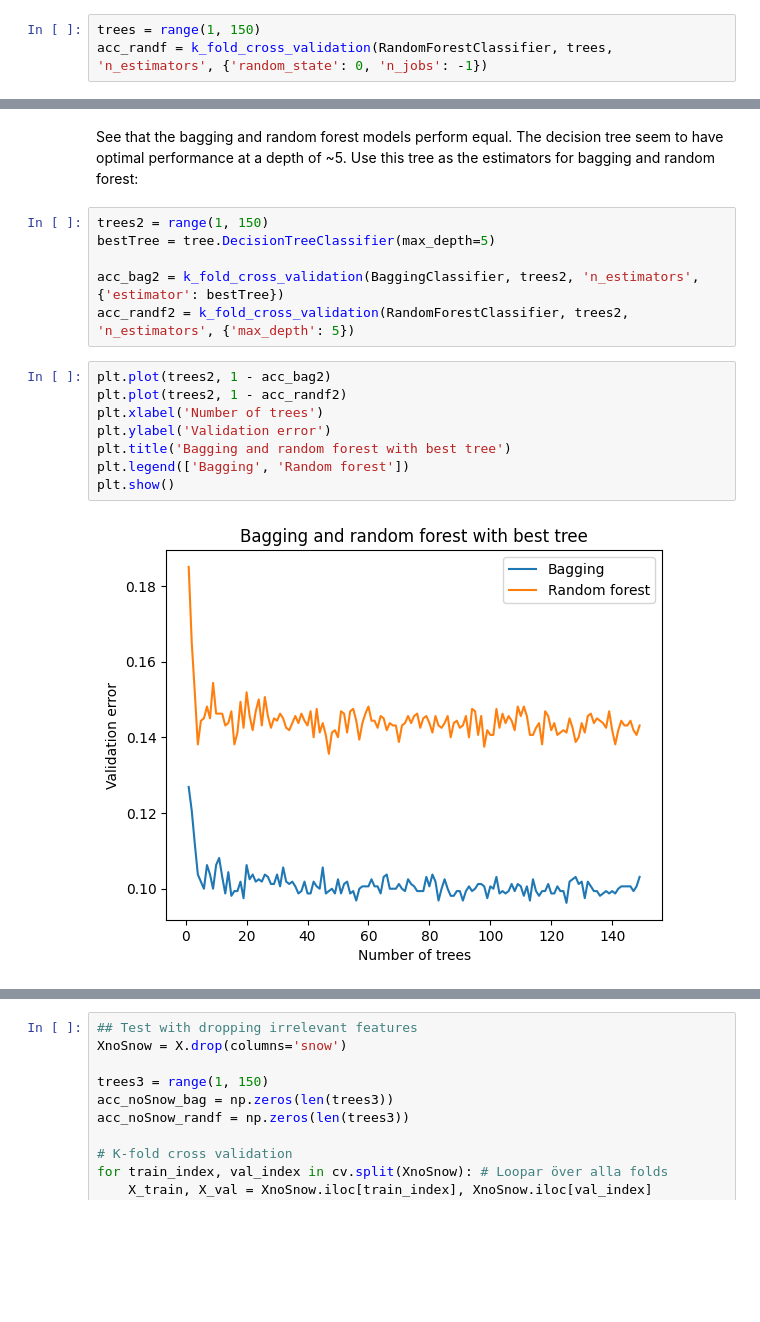
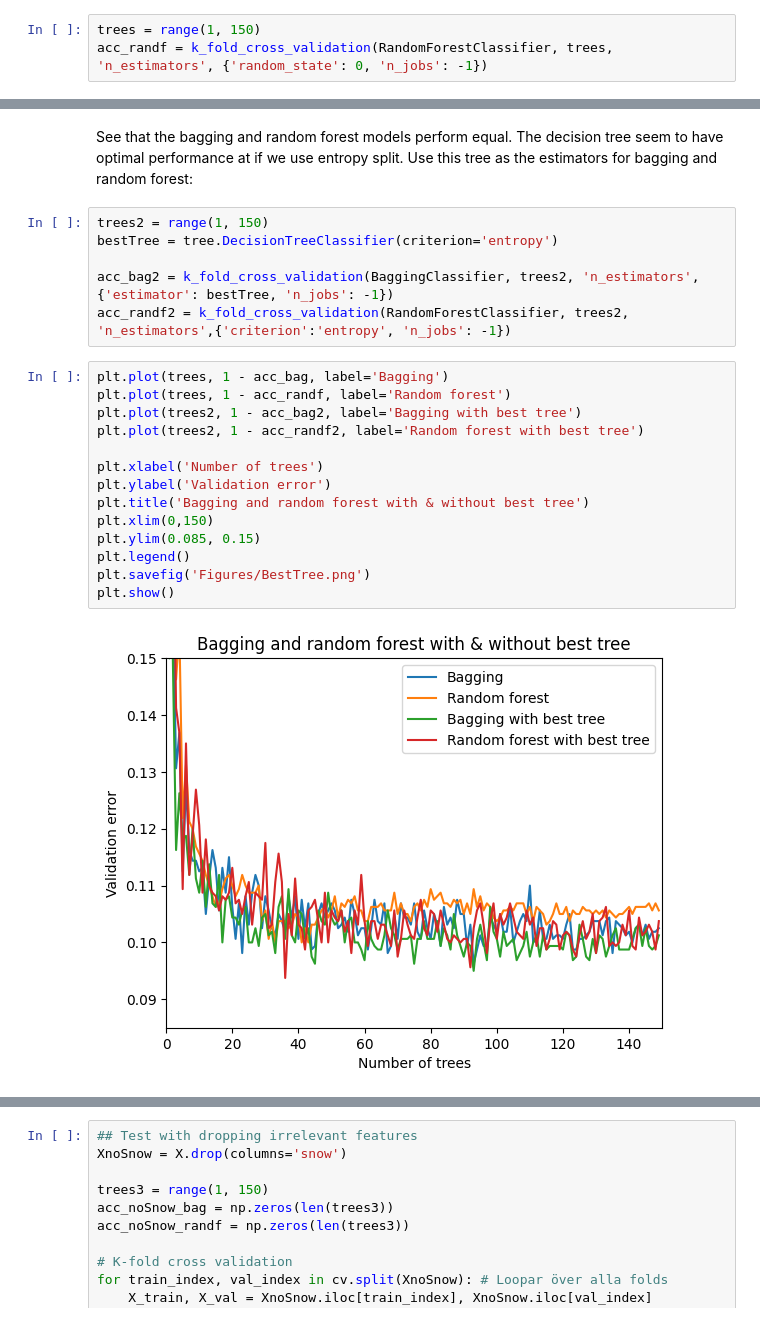
Before and after one commit to Jackebacke/SML-Project, a Jupyter notebook: Project/Tree.ipynb, the cells around one changed output, grey strips where cells are left out. Saved outputs shown, nothing was run; the diff lists cells and outputs as text; blank space fills up the shorter version.

Commit message:
even more trees

```diff
--- a/Project/Tree.ipynb
+++ b/Project/Tree.ipynb
@@ -146,20 +164,26 @@ plt.show()
 # %% [markdown]
-See that the bagging and random forest models perform equal. The decision tree seem to have optimal performance at a depth of ~5. Use this tree as the estimators for bagging and random forest:
+See that the bagging and random forest models perform equal. The decision tree seem to have optimal performance at if we use entropy split. Use this tree as the estimators for bagging and random forest:
 # %%
 trees2 = range(1, 150)
-bestTree = tree.DecisionTreeClassifier(max_depth=5)
+bestTree = tree.DecisionTreeClassifier(criterion='entropy')
 
-acc_bag2 = k_fold_cross_validation(BaggingClassifier, trees2, 'n_estimators', {'estimator': bestTree})
-acc_randf2 = k_fold_cross_validation(RandomForestClassifier, trees2, 'n_estimators', {'max_depth': 5})
+acc_bag2 = k_fold_cross_validation(BaggingClassifier, trees2, 'n_estimators', {'estimator': bestTree, 'n_jobs': -1})
+acc_randf2 = k_fold_cross_validation(RandomForestClassifier, trees2, 'n_estimators',{'criterion':'entropy', 'n_jobs': -1})
 # %%
-plt.plot(trees2, 1 - acc_bag2)
-plt.plot(trees2, 1 - acc_randf2)
+plt.plot(trees, 1 - acc_bag, label='Bagging')
+plt.plot(trees, 1 - acc_randf, label='Random forest')
+plt.plot(trees2, 1 - acc_bag2, label='Bagging with best tree')
+plt.plot(trees2, 1 - acc_randf2, label='Random forest with best tree')
+
 plt.xlabel('Number of trees')
 plt.ylabel('Validation error')
-plt.title('Bagging and random forest with best tree')
-plt.legend(['Bagging', 'Random forest'])
+plt.title('Bagging and random forest with & without best tree')
+plt.xlim(0,150)
+plt.ylim(0.085, 0.15)
+plt.legend()
+plt.savefig('Figures/BestTree.png')
 plt.show()
 # %% [output]
-[figure, old version]
+[figure, new version]
 # %%
 print('Best number of trees for bagging with best tree \n')
```
Also changed, not shown: parts of 17 cells of this notebook, 6 other files.
